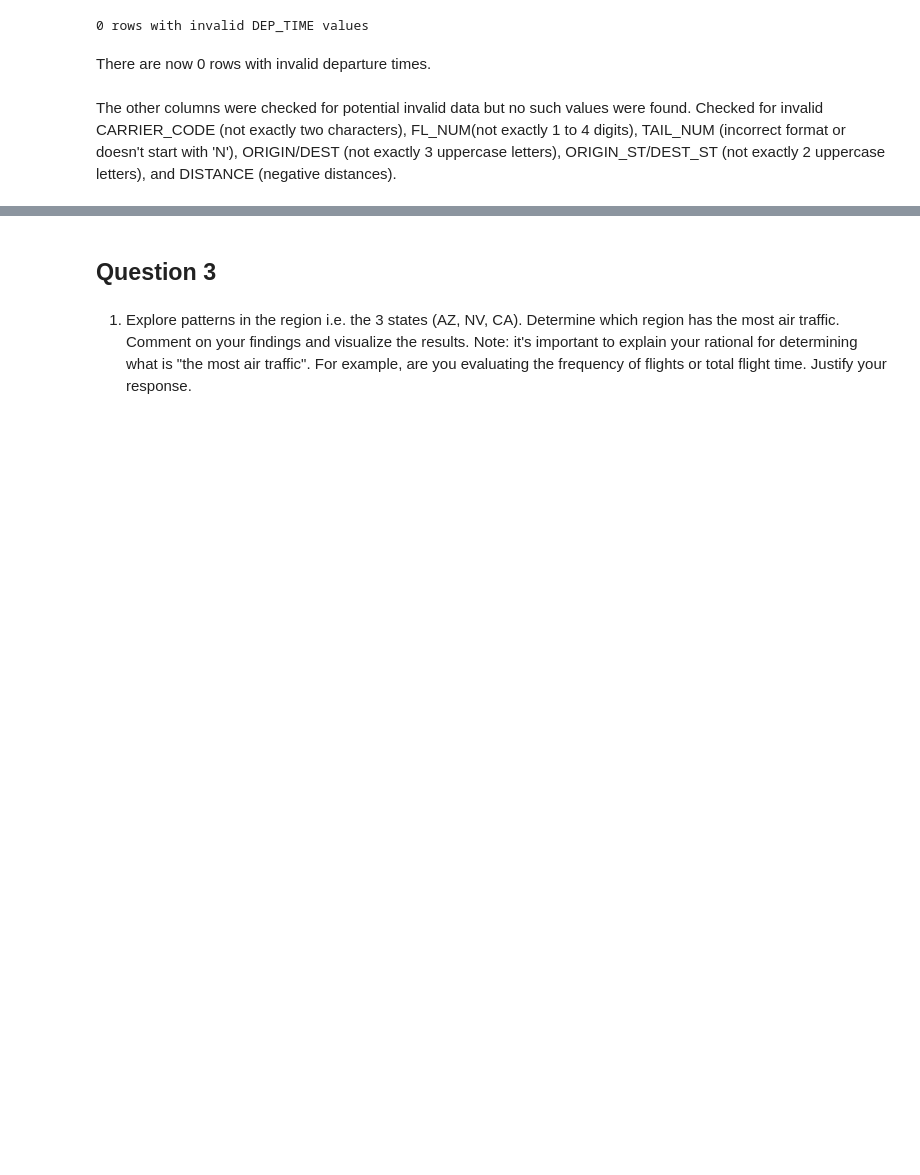
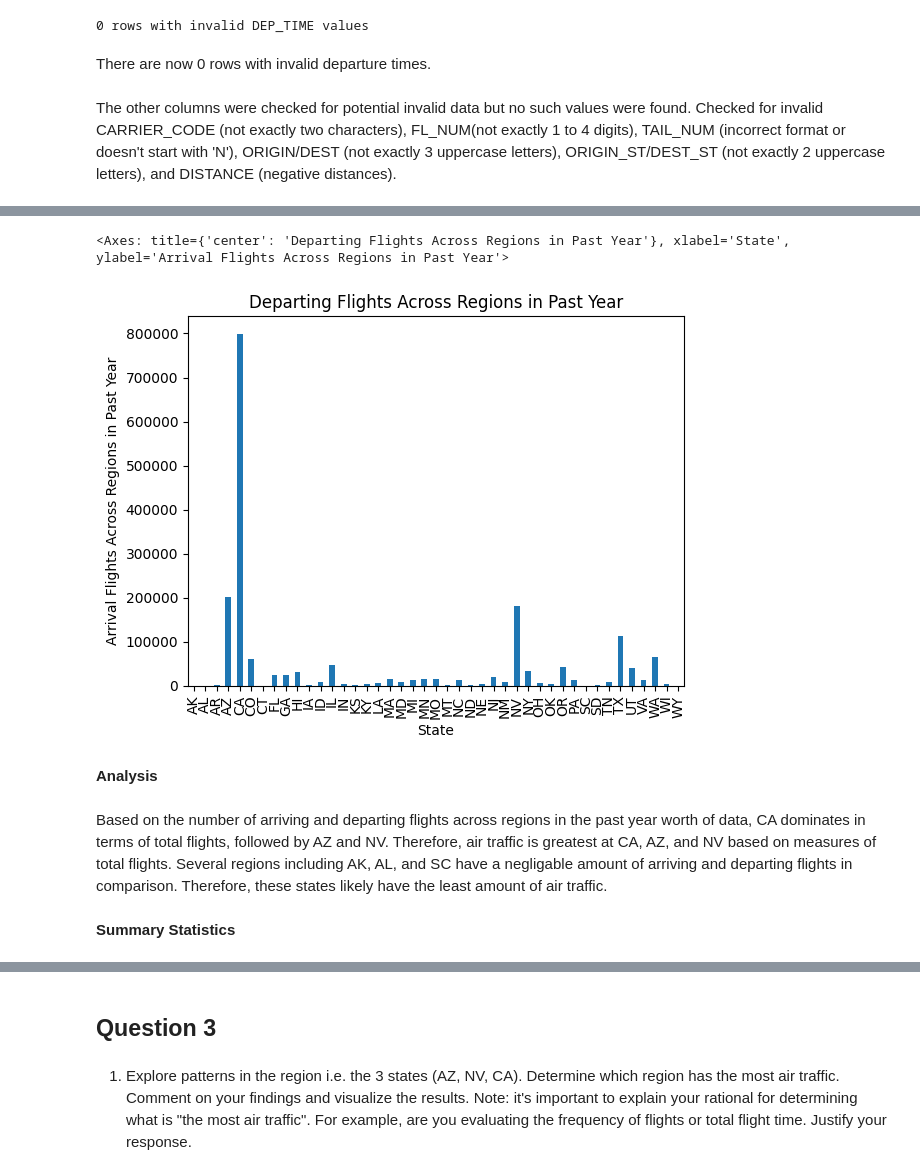
Before and after one commit to GauriRajesh733/DS3000-Practicum1, a Jupyter notebook: DS3000_Practicum1.ipynb, the cells around one changed output, grey strips where cells are left out. Drawn from its saved outputs; the diff is of its cells as text; code cells hidden in the pictures; blank space fills up the shorter version.

```diff
--- a/DS3000_Practicum1.ipynb
+++ b/DS3000_Practicum1.ipynb
@@ -184,0 +222,12 @@ The other columns were checked for potential invalid data but no such values wer
+# %%
+air_traffic_overview_arrival_df = df.groupby("DEST_ST", observed=True).size()
+air_traffic_overview_arrival_df.plot(kind="bar",xlabel="State", ylabel="Arrival Flights Across Regions in Past Year", title="Departing Flights Across Regions in Past Year")
+# %% [output]
+<Axes: title={'center': 'Departing Flights Across Regions in Past Year'}, xlabel='State', ylabel='Arrival Flights Across Regions in Past Year'>
+[figure, added]
+# %% [markdown]
+**Analysis**
+# %% [markdown]
+Based on the number of arriving and departing flights across regions in the past year worth of data, CA dominates in terms of total flights, followed by AZ and NV.  Therefore, air traffic is greatest at CA, AZ, and NV based on measures of total flights.  Several regions including AK, AL, and SC have a negligable amount of arriving and departing flights in comparison.  Therefore, these states likely have the least amount of air traffic.
+# %% [markdown]
+**Summary Statistics**
```
Also changed, not shown: parts of 12 cells of this notebook.
